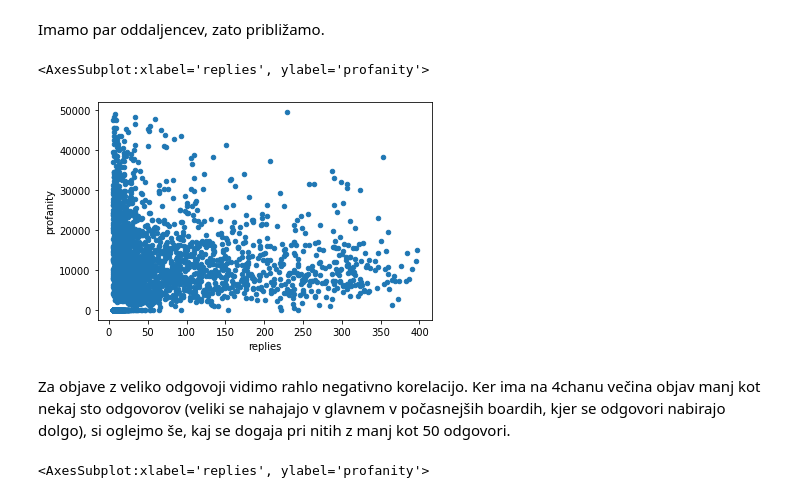
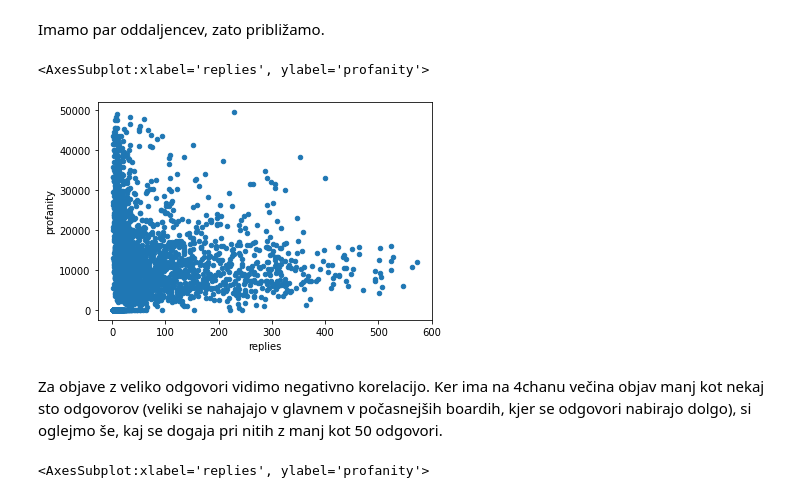
Before and after one commit to Tevqoon/4chan-analysis, a Jupyter notebook: analysisery.ipynb, the cells around one changed output. Saved outputs shown, nothing was run; the diff lists cells and outputs as text; code cells hidden in the pictures.

```diff
--- a/analysisery.ipynb
+++ b/analysisery.ipynb
@@ -321,12 +321,12 @@ threads.plot.scatter(x="replies", y="profanity")
 # %% [markdown]
 Imamo par oddaljencev, zato približamo.
 # %%
-threads[(threads["replies"] < 400) & (threads["profanity"] < 50000)].plot.scatter(x="replies", y="profanity")
+threads[(threads["replies"] < 600) & (threads["profanity"] < 50000)].plot.scatter(x="replies", y="profanity")
 # %% [output]
 <AxesSubplot:xlabel='replies', ylabel='profanity'>
-[figure, old version]
+[figure, new version]
 # %% [markdown]
-Za objave z veliko odgovoji vidimo rahlo negativno korelacijo. Ker ima na 4chanu večina objav manj kot nekaj sto odgovorov (veliki se nahajajo v glavnem v počasnejših boardih, kjer se odgovori nabirajo dolgo), si oglejmo še, kaj se dogaja pri nitih z manj kot 50 odgovori.
+Za objave z veliko odgovori vidimo negativno korelacijo. Ker ima na 4chanu večina objav manj kot nekaj sto odgovorov (veliki se nahajajo v glavnem v počasnejših boardih, kjer se odgovori nabirajo dolgo), si oglejmo še, kaj se dogaja pri nitih z manj kot 50 odgovori.
 # %%
 threads[(threads["replies"] < 50) & (threads["profanity"] < 50000)].plot.scatter(x="replies", y="profanity")
 # %% [output]
```
Also changed, not shown: parts of 15 cells of this notebook.
